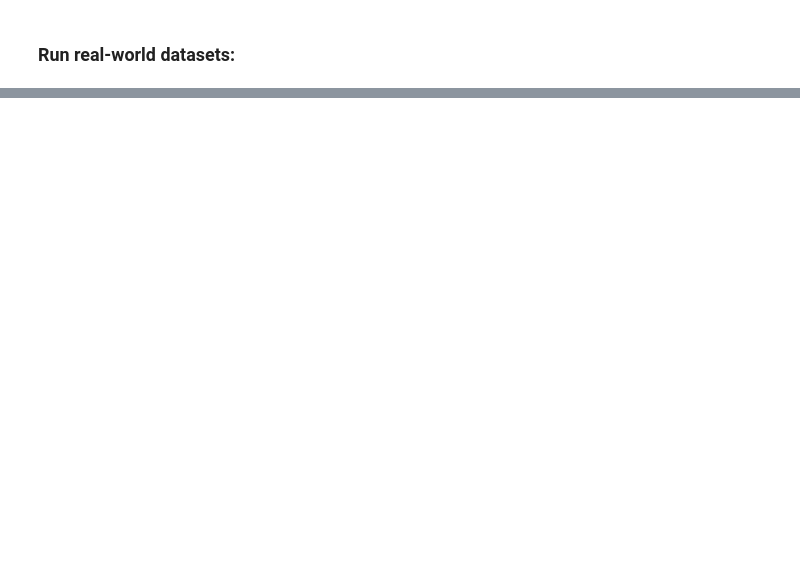
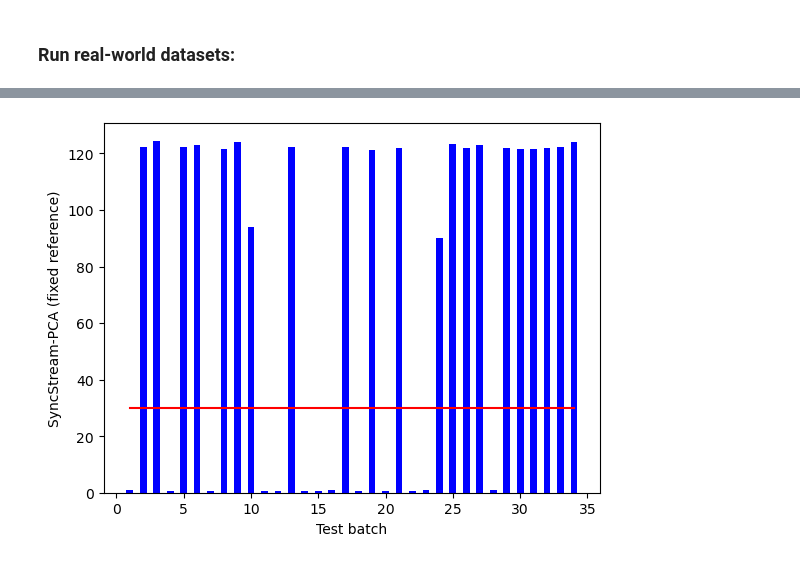
Before and after one commit to konstaka/cse3000-research-project, a Jupyter notebook: Detectors.ipynb, the cells around one changed output, grey strips where cells are left out. Saved outputs shown, nothing was run; the diff lists cells and outputs as text; code cells hidden in the pictures; blank space fills up the shorter version.

Commit message:
Run more detectors

```diff
--- a/Detectors.ipynb
+++ b/Detectors.ipynb
@@ -808,11 +709,11 @@ def run_rw_detectors(X_train, X_test_batches, y_train, filename, real_drifts, en
     drifts_stat_ref = syncstream_stat_all(ref_data, test_batches, ref_labels, encoder, scaler)
     print("syncstream_stat_all took", time() - timer, "seconds")
 
-#     drifts_scd_unidir = []
-#     if encoder != "onehot": # due to matrix errors
-#         timer = time()
-#         drifts_scd_unidir = scd_all(ref_data, test_batches, ref_labels, encoder, scaler)
-#         print("scd_all took", time() - timer, "seconds")
+    drifts_scd_unidir = []
+    if encoder != "onehot": # due to matrix errors
+        timer = time()
+        drifts_scd_unidir = scd_all(ref_data, test_batches, ref_labels, encoder, scaler)
+        print("scd_all took", time() - timer, "seconds")
 
 #     drifts_scd_bidir = []
 #     if encoder != "onehot": # due to matrix errors
@@ -826,9 +727,9 @@ def run_rw_detectors(X_train, X_test_batches, y_train, filename, real_drifts, en
         "Stat_ref:",
         drifts_stat_ref,
         postprocess_rw(real_drifts, drifts_stat_ref, len(test_batches)),
-#         "SCD_unidir:",
-#         drifts_scd_unidir,
-#         postprocess_rw(real_drifts, drifts_scd_unidir, len(test_batches))
+        "SCD_unidir:",
+        drifts_scd_unidir,
+        postprocess_rw(real_drifts, drifts_scd_unidir, len(test_batches))
     ]
     report_2 = [
 #         "SCD_bidir:",
@@ -872,4 +773,85 @@ def run_airlines():
     run_rw_detectors(X_train, X_test_batches, y_train, filename, real_drifts, encoder="target", scaler=None)
     run_rw_detectors(X_train, X_test_batches, y_train, filename, real_drifts, encoder="target", scaler="minmax")
 
-run_airlines()
+def run_elect2():
+    filename = "real_world_data/electricity_dataset.csv"
+
+    data = pd.read_csv(filename)
+    df = pd.DataFrame(data)
+
+    df["day"] = df["day"].apply(lambda x: float(x.split("\'")[1]))
+
+    train = df.iloc[:15104,:]
+    test = df.iloc[15104:,:]
+
+    X_train = train.drop(columns=["label", "Unnamed: 0", "real_date", "vicprice", "vicdemand"])
+    X_test = test.drop(columns=["label", "Unnamed: 0", "real_date", "vicprice", "vicdemand"])
+#     X_train = train.drop(columns=["label", "Unnamed: 0", "real_date", "vicprice", "vicdemand", "transfer"])
+#     X_test = test.drop(columns=["label", "Unnamed: 0", "real_date", "vicprice", "vicdemand", "transfer"])
+    y_train = train[["label"]]
+    y_test = test[["label"]]
+
+#     mms = MinMaxScaler()
+#     X_train = pd.DataFrame(mms.fit_transform(X_train))
+#     X_test = pd.DataFrame(mms.transform(X_test))
+
+    print(X_train)
+    print(np.linalg.matrix_rank(X_train))
+
+    X_test_batches = []
+
+    i = 0
+    while i < len(X_test):
+        new_i = i + 365
+        if new_i > len(X_test):
+            new_i = len(X_test)
+        X_test_batches.append(X_test[i: new_i])
+        i = new_i
+
+    real_drifts = [1]
+
+    run_rw_detectors(X_train, X_test_batches, y_train, filename, real_drifts, encoder=None, scaler=None)
+
+
+def run_weather(monthly):
+    filename = "real_world_data/weather_dataset.csv"
+
+    data = pd.read_csv(filename)
+    df = pd.DataFrame(data)
+
+    train = df.iloc[:6053,:]
+    test = df.iloc[6053:,:]
+
+    X_train = train.drop(columns=["Label_Rain", "Unnamed: 0"])
+    X_test = test.drop(columns=["Label_Rain", "Unnamed: 0"])
+
+    y_train = train[["Label_Rain"]]
+    y_test = test[["Label_Rain"]]
+
+    batch_size = 365
+    label = filename + " yearly"
+    if monthly:
+        batch_size = 30
+        label = filename + " monthly"
+
+    X_test_batches = []
+
+    i = 0
+    while i < len(X_test):
+        new_i = i + batch_size
+        if new_i > len(X_test):
+            new_i = len(X_test)
+        X_test_batches.append(X_test[i: new_i])
+        i = new_i
+
+    real_drifts = [1]
+
+    run_rw_detectors(X_train, X_test_batches, y_train, label, real_drifts, encoder=None, scaler=None)
+    run_rw_detectors(X_train, X_test_batches, y_train, label, real_drifts, encoder=None, scaler="minmax")
+
+
+# run_airlines()
+# run_elect2()
+# run_weather(monthly=True)
+run_weather(monthly=False)
+# %% [output]
@@ -875,0 +869 @@ run_airlines()
+[figure, added]
```
Also changed, not shown: parts of 3 cells of this notebook.
